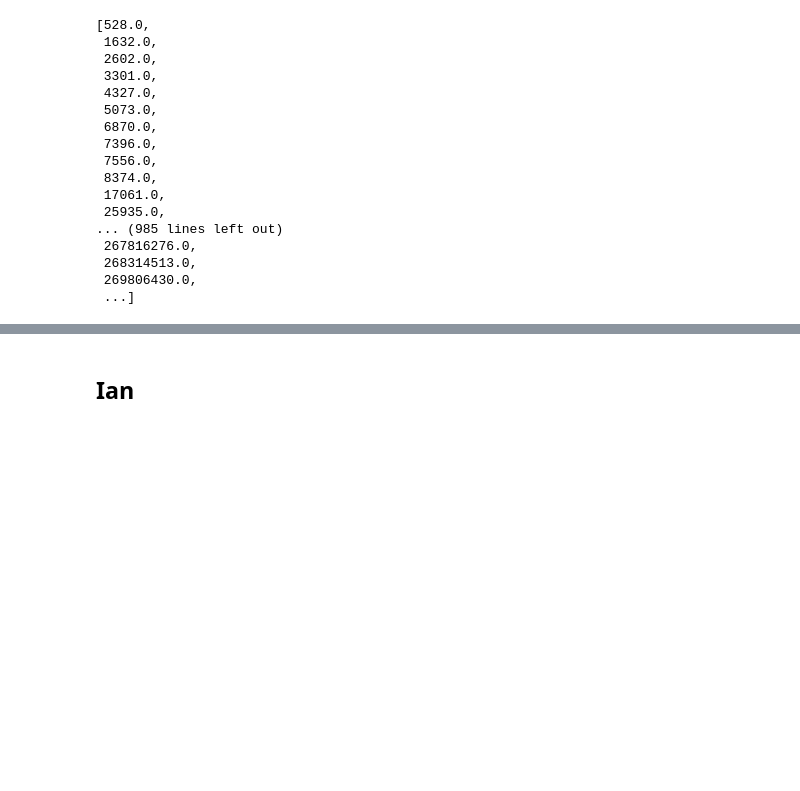
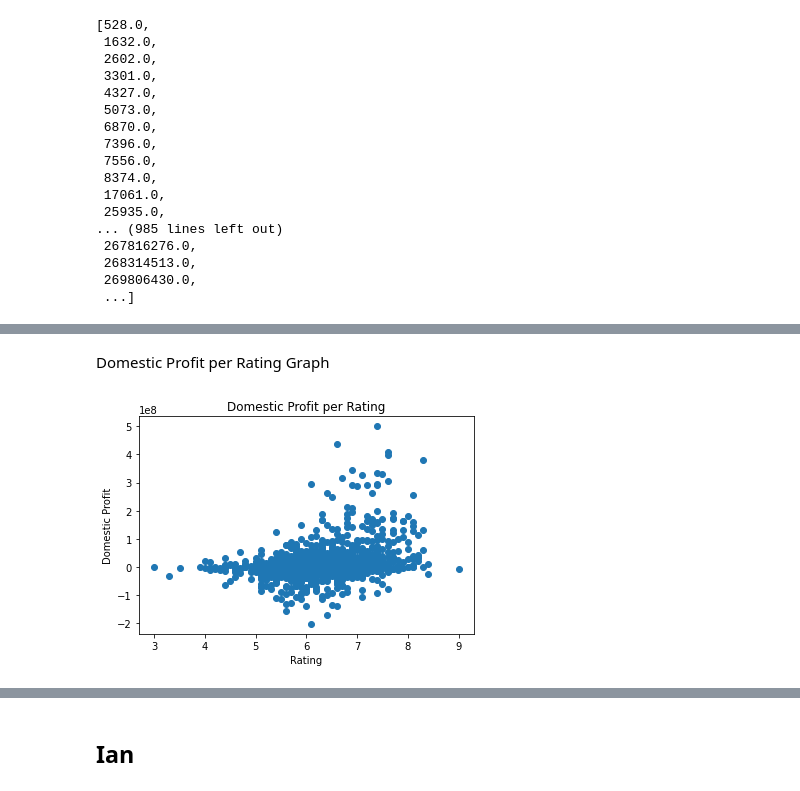
Before and after one commit to mfFrida/Capstone-Project-Semester-1, a Jupyter notebook: student.ipynb, the cells around one changed output, grey strips where cells are left out. Cells and saved outputs as stored; diff of their text form; code cells hidden in the pictures; blank space fills up the shorter version.

```diff
--- a/student.ipynb
+++ b/student.ipynb
@@ -285,0 +356,14 @@ dtype: object
+# %% [markdown]
+Domestic Profit per Rating Graph
+# %%
+x = new_movie_db['vote_average']
+
+y = new_movie_db['dom_profit']
+
+plt.scatter(x, y)
+plt.xlabel('Rating')
+plt.ylabel('Domestic Profit')
+plt.title('Domestic Profit per Rating')
+plt.show()
+# %% [output]
+[figure, added]
```
Also changed, not shown: parts of 30 cells of this notebook.
